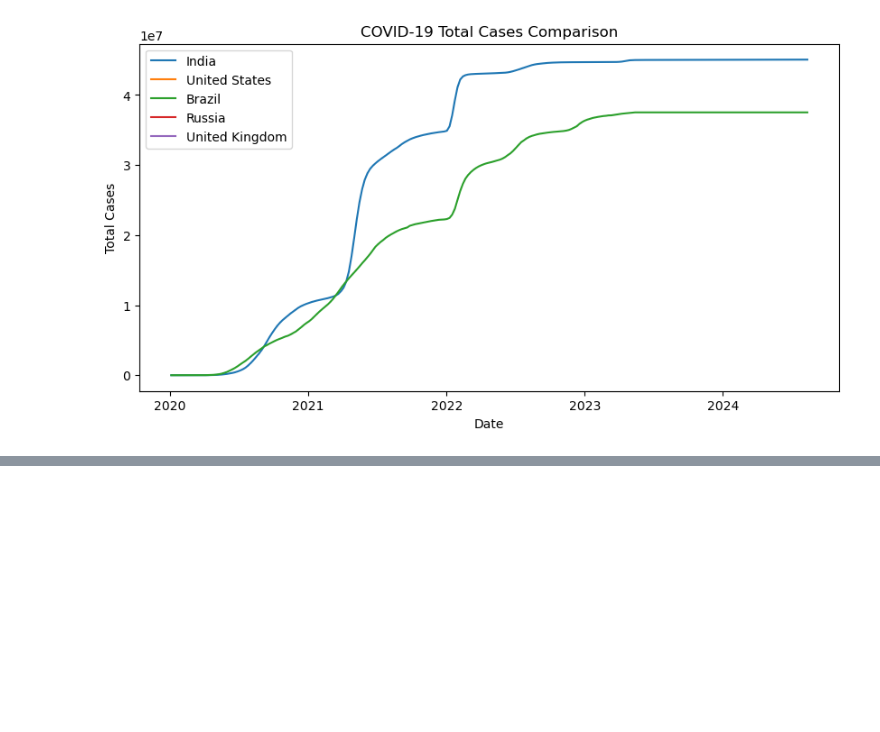
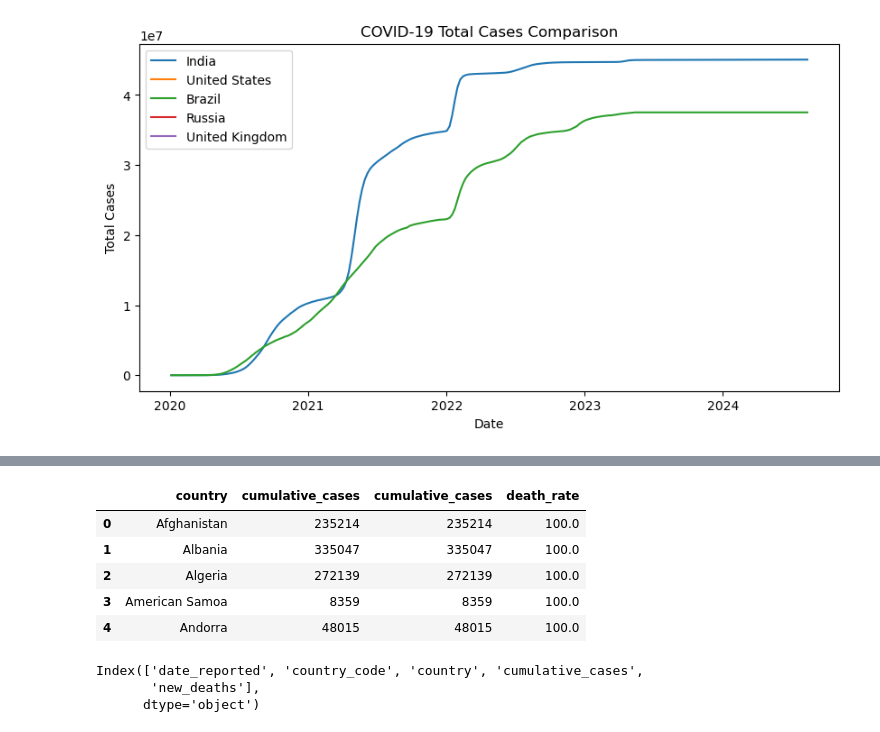
Before and after one commit to Ruchitha-006/Covid-19-data-analysis, a Jupyter notebook: covid-19_analysis.ipynb, the cells around one changed output, grey strips where cells are left out. Drawn from its saved outputs; the diff is of its cells as text; code cells hidden in the pictures; blank space fills up the shorter version.

```diff
--- a/covid-19_analysis.ipynb
+++ b/covid-19_analysis.ipynb
@@ -210,0 +254,15 @@ plt.show()
+# %%
+latest[['country', 'cumulative_cases', 'cumulative_cases', 'death_rate']].head()
+# %% [output]
+|  | country | cumulative_cases | cumulative_cases | death_rate |
+| 0 | Afghanistan | 235214 | 235214 | 100.0 |
+| 1 | Albania | 335047 | 335047 | 100.0 |
+| 2 | Algeria | 272139 | 272139 | 100.0 |
+| 3 | American Samoa | 8359 | 8359 | 100.0 |
+| 4 | Andorra | 48015 | 48015 | 100.0 |
+# %%
+df.columns
+# %% [output]
+Index(['date_reported', 'country_code', 'country', 'cumulative_cases',
+       'new_deaths'],
+      dtype='object')
```
Also changed, not shown: parts of 11 cells of this notebook.
